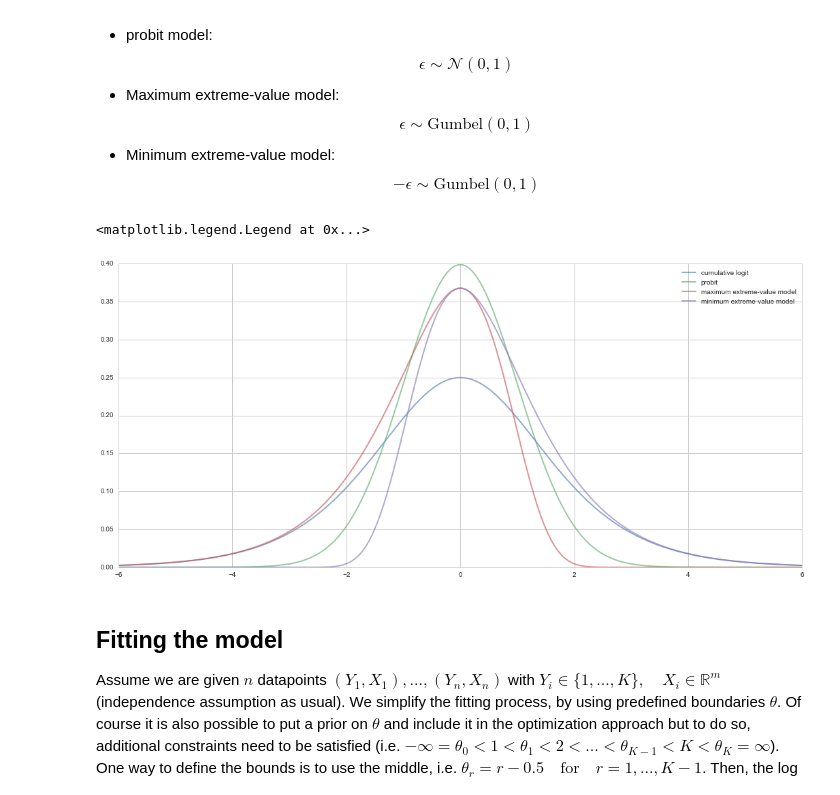
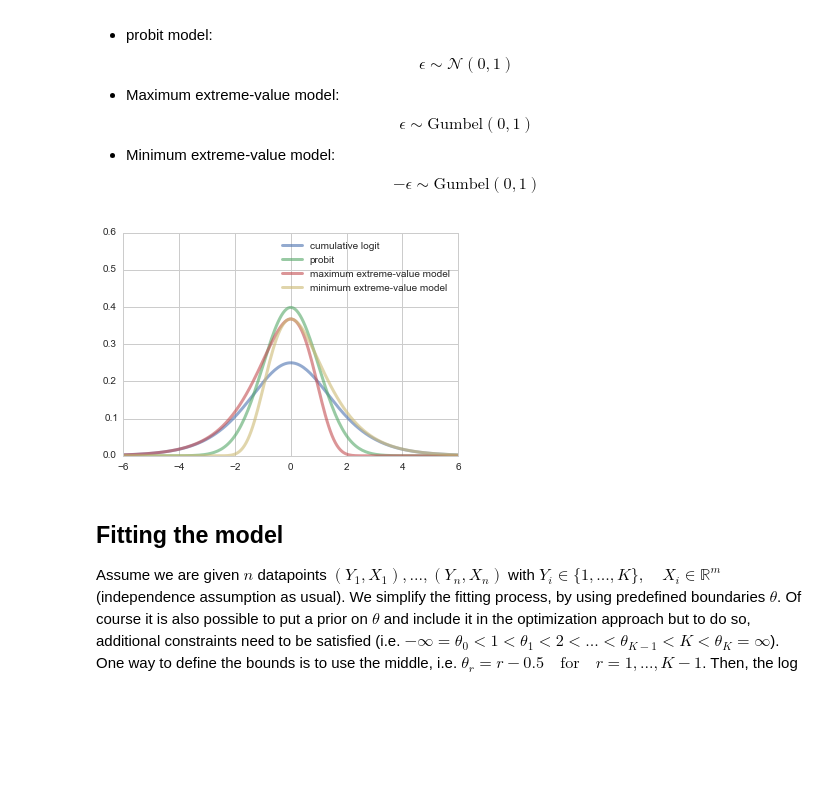
Before and after one commit to abhishekmalali/spark-ml, a Jupyter notebook: ordReg/ordReg.ipynb, the cells around one changed output. Saved outputs shown, nothing was run; the diff lists cells and outputs as text; code cells hidden in the pictures; blank space fills up the shorter version.

Commit message:
added plot

```diff
--- a/ordReg/ordReg.ipynb
+++ b/ordReg/ordReg.ipynb
@@ -135,21 +135,22 @@ In the model setup the only thing left to define is what distribution to assume/
 # %%
 # pdfs for the different choices of epsilon
 %matplotlib inline
 from scipy.stats import logistic, norm, gumbel_l
 import seaborn as sns
 sns.set_style("whitegrid")
 
 fig, ax = plt.subplots(1, 1)
-fig.set_size_inches(18, 8, forward=True)
+fig.set_size_inches(6, 4, forward=True)
 x = np.linspace(-6, 6, 200)
-ax.plot(x, logistic.pdf(x), c=sns.color_palette()[0], lw=2, alpha=0.6, label='cumulative logit')
-ax.plot(x, norm.pdf(x), c=sns.color_palette()[1], lw=2, alpha=0.6, label='probit')
-ax.plot(x, gumbel_l.pdf(x), c=sns.color_palette()[2], lw=2, alpha=0.6, label='maximum extreme-value model')
-ax.plot(x, np.flipud(gumbel_l.pdf(x)), c=sns.color_palette()[3], lw=2, alpha=0.6, label='minimum extreme-value model')
+ax.plot(x, logistic.pdf(x), c=sns.color_palette()[0], lw=3, alpha=0.6, label='cumulative logit')
+ax.plot(x, norm.pdf(x), c=sns.color_palette()[1], lw=3, alpha=0.6, label='probit')
+ax.plot(x, gumbel_l.pdf(x), c=sns.color_palette()[2], lw=3, alpha=0.6, label='maximum extreme-value model')
+ax.plot(x, np.flipud(gumbel_l.pdf(x)), c=sns.color_palette()[4], lw=3, alpha=0.6, label='minimum extreme-value model')
 plt.legend()
+plt.ylim([0, 0.6])
+plt.savefig('epsdf.png', dpi=150)
 # %% [output]
-<matplotlib.legend.Legend at 0x...>
-[figure, old version]
+[figure, new version]
 # %% [markdown]
 ## Fitting the model
 
```
Also changed, not shown: 4 other files.
